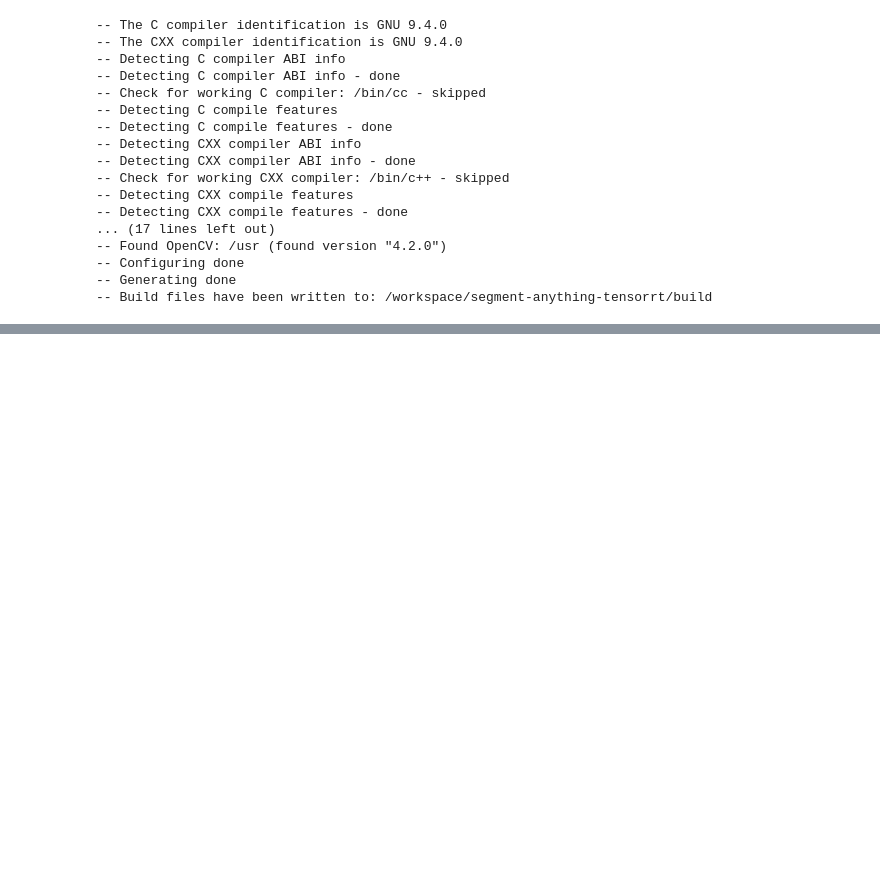
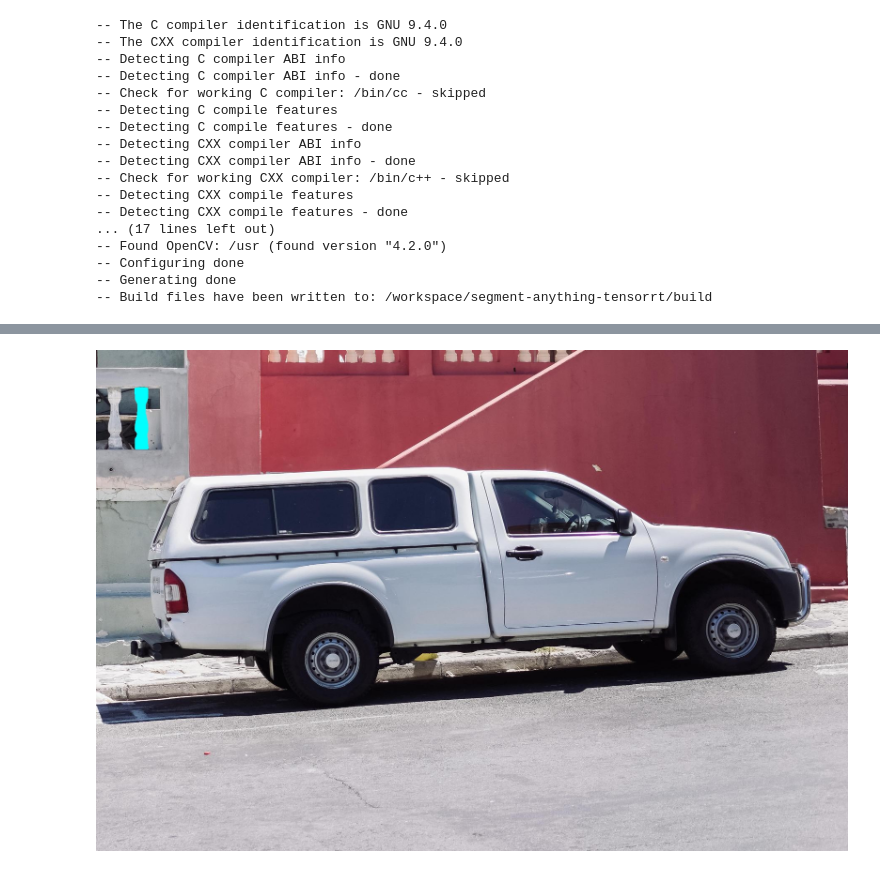
Before and after one commit to mingj2021/segment-anything-tensorrt, a Jupyter notebook: tutorials.ipynb, the cells around one changed output, grey strips where cells are left out. Saved outputs shown, nothing was run; the diff lists cells and outputs as text; code cells hidden in the pictures; blank space fills up the shorter version.

```diff
--- a/tutorials.ipynb
+++ b/tutorials.ipynb
@@ -58,0 +98,6 @@ CUDA initialization failure with error: 100. Please check your CUDA installation
+# %%
+from IPython.display import Image
+
+Image(filename =r'build/img1111.jpg')
+# %% [output]
+[figure, added]
```
Also changed, not shown: parts of 4 cells of this notebook, 1 other file.
